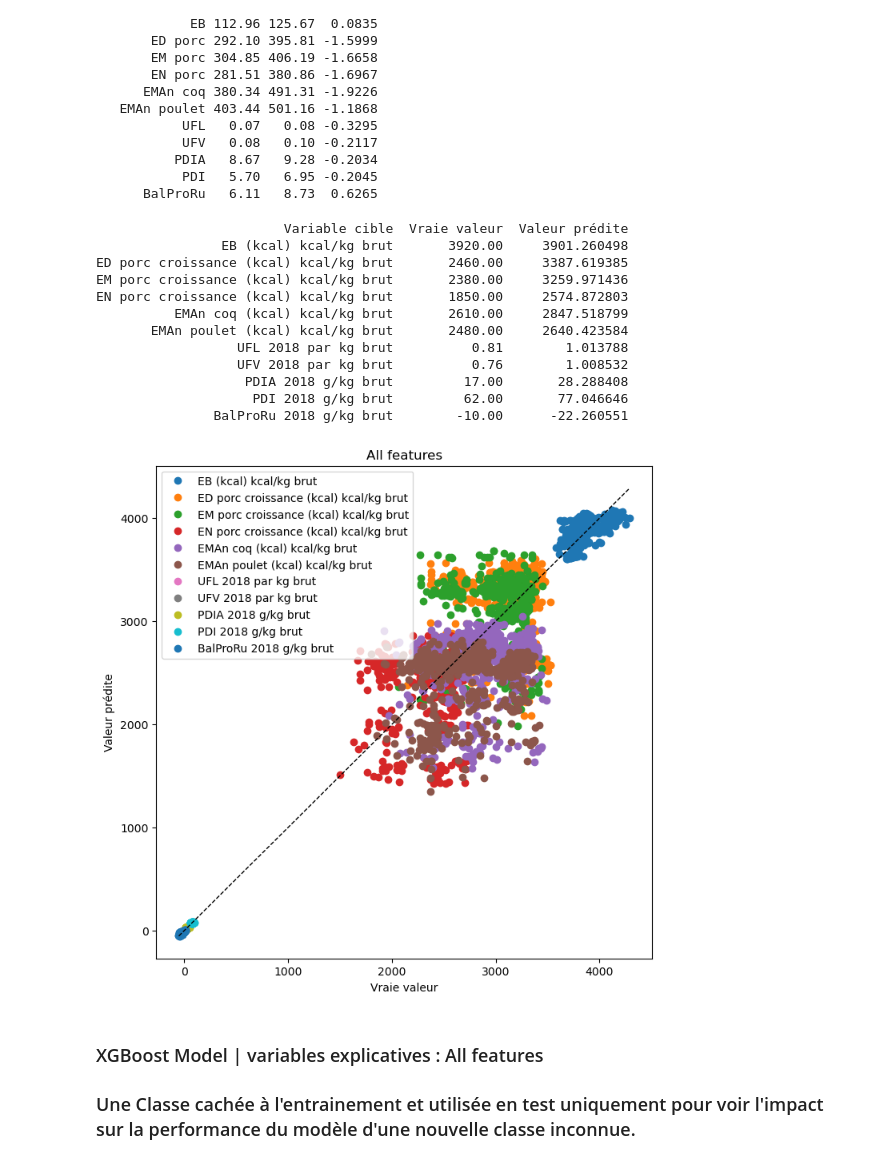
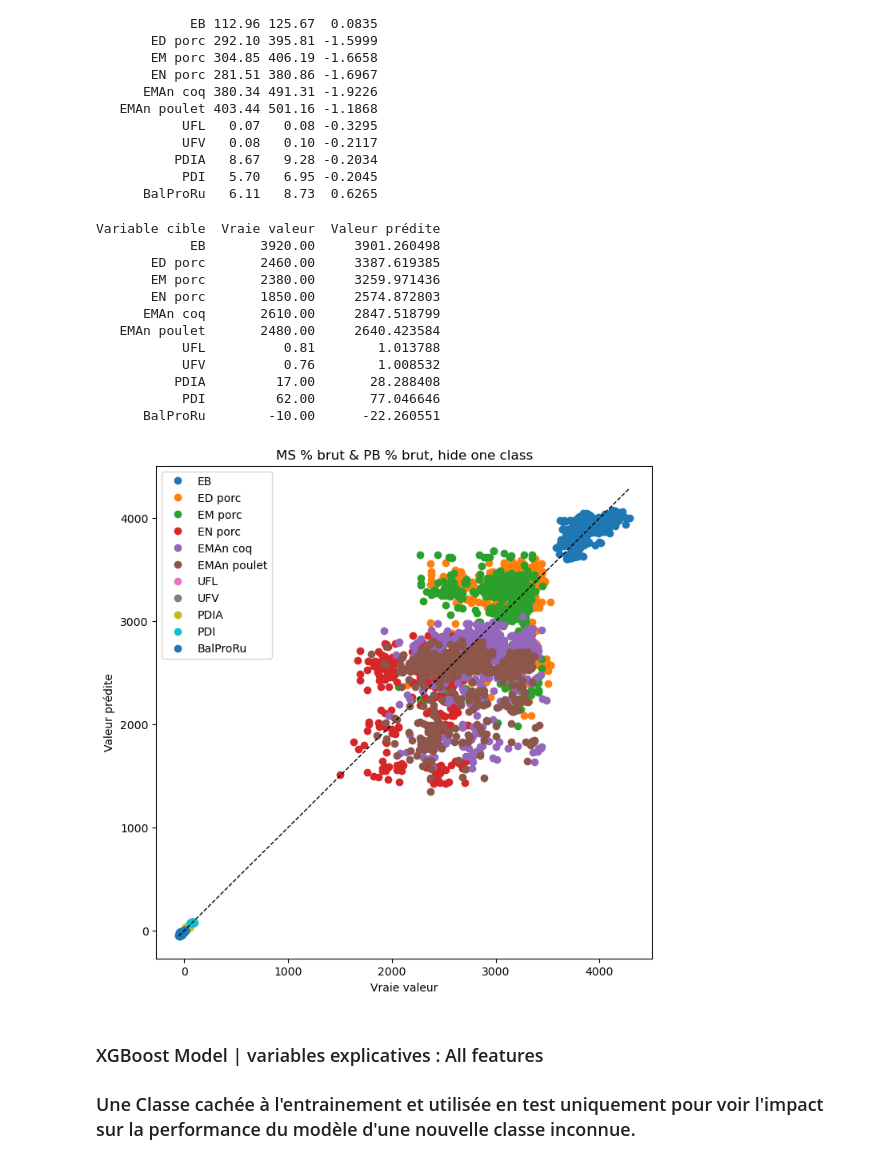
Before and after one commit to PJGouze/projet_fil_rouge, a Jupyter notebook: Regressor_Deux/test_preliminaire.ipynb, the cells around one changed output. Cells and saved outputs as stored; diff of their text form; code cells hidden in the pictures.

```diff
--- a/Regressor_Deux/test_preliminaire.ipynb
+++ b/Regressor_Deux/test_preliminaire.ipynb
@@ -257,7 +257,7 @@ def plot_pred_vs_true(models, X_test, y_test, vars_cibles, title=None, n=0):
     for target in vars_cibles:
         vraie = y_test.loc[idx, target]
         pred = models[target].predict(X_test.loc[[idx]])[0]
-        tab.append([target, vraie, pred])
+        tab.append([noms_simplifies[target], vraie, pred])
     df_exemple = pd.DataFrame(tab, columns=["Variable cible", "Vraie valeur", "Valeur prédite"])
     print(df_exemple.to_string(index=False))
 
@@ -265,7 +265,7 @@ def plot_pred_vs_true(models, X_test, y_test, vars_cibles, title=None, n=0):
     for target in vars_cibles:
         y_true = y_test[target]
         y_pred = models[target].predict(X_test)
-        plt.plot(y_true, y_pred, 'o', label=target)
+        plt.plot(y_true, y_pred, 'o', label=noms_simplifies[target])
     plt.plot([y_test.min().min(), y_test.max().max()],
              [y_test.min().min(), y_test.max().max()], 'k--', lw=1)
     plt.xlabel("Vraie valeur")
@@ -630,21 +630,21 @@ Variable cible    MAE   RMSE      R2
            PDI   5.70   6.95 -0.2045
       BalProRu   6.11   8.73  0.6265
 # %%
-plot_pred_vs_true(models_hide_class_sel, X_test_class, y_test_class, vars_cibles, title="All features", n=0)
+plot_pred_vs_true(models_hide_class_sel, X_test_class, y_test_class, vars_cibles, title="MS % brut & PB % brut, hide one class", n=0)
 # %% [output]
-                        Variable cible  Vraie valeur  Valeur prédite
-                EB (kcal) kcal/kg brut       3920.00     3901.260498
-ED porc croissance (kcal) kcal/kg brut       2460.00     3387.619385
-EM porc croissance (kcal) kcal/kg brut       2380.00     3259.971436
-EN porc croissance (kcal) kcal/kg brut       1850.00     2574.872803
-          EMAn coq (kcal) kcal/kg brut       2610.00     2847.518799
-       EMAn poulet (kcal) kcal/kg brut       2480.00     2640.423584
-                  UFL 2018 par kg brut          0.81        1.013788
-                  UFV 2018 par kg brut          0.76        1.008532
-                   PDIA 2018 g/kg brut         17.00       28.288408
-                    PDI 2018 g/kg brut         62.00       77.046646
-               BalProRu 2018 g/kg brut        -10.00      -22.260551
+Variable cible  Vraie valeur  Valeur prédite
+            EB       3920.00     3901.260498
+       ED porc       2460.00     3387.619385
+       EM porc       2380.00     3259.971436
+       EN porc       1850.00     2574.872803
+      EMAn coq       2610.00     2847.518799
+   EMAn poulet       2480.00     2640.423584
+           UFL          0.81        1.013788
+           UFV          0.76        1.008532
+          PDIA         17.00       28.288408
+           PDI         62.00       77.046646
+      BalProRu        -10.00      -22.260551
-[figure, old version]
+[figure, new version]
 # %% [markdown]
 ### XGBoost Model | variables explicatives : All features
 ### Une Classe cachée à l'entrainement et utilisée en test uniquement pour voir l'impact sur la performance du modèle d'une nouvelle classe inconnue.
```
Also changed, not shown: parts of 6 cells of this notebook.
